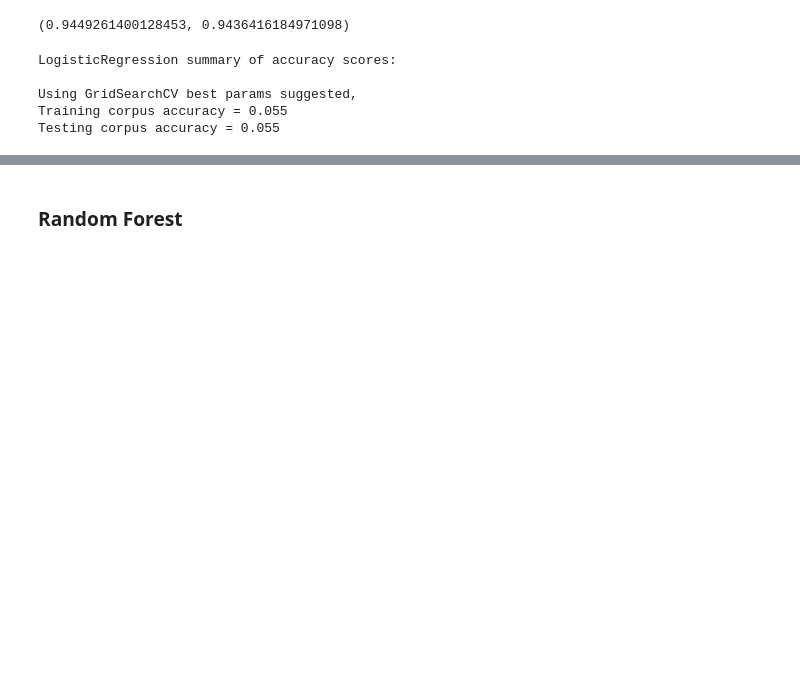
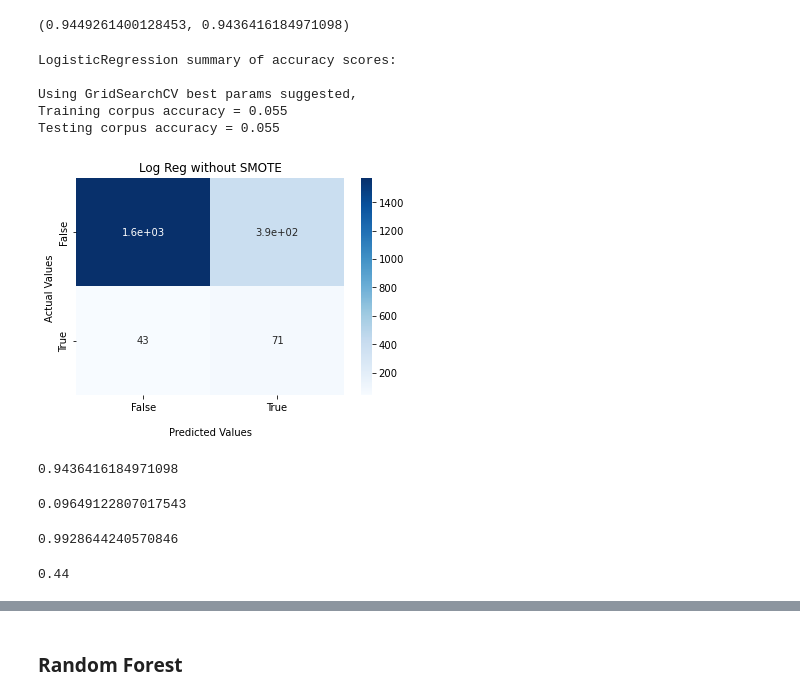
Before and after one commit to lindytanll/predict-west-nile-virus, a Jupyter notebook: code/5. Model Exploration.ipynb, the cells around one changed output, grey strips where cells are left out. Saved outputs shown, nothing was run; the diff lists cells and outputs as text; code cells hidden in the pictures; blank space fills up the shorter version.

```diff
--- a/code/5. Model Exploration.ipynb
+++ b/code/5. Model Exploration.ipynb
@@ -283,3 +257,20 @@ LogisticRegression summary of accuracy scores:
 Using GridSearchCV best params suggested,
 Training corpus accuracy = 0.055
 Testing corpus accuracy = 0.055
+# %%
+con1 = confusion_matrix(y_holdout, preds_logreg)
+# %%
+ax = sns.heatmap(con1, annot=True, cmap='Blues')
+
+ax.set_title('Log Reg without SMOTE');
+ax.set_xlabel('\nPredicted Values')
+ax.set_ylabel('Actual Values ');
+
+## Ticket labels - List must be in alphabetical order
+ax.xaxis.set_ticklabels(['False','True'])
+ax.yaxis.set_ticklabels(['False','True'])
+
+## Display the visualization of the Confusion Matrix.
+plt.show()
+# %% [output]
+[figure, added]
@@ -285,0 +288,16 @@ Testing corpus accuracy = 0.055
+# %%
+acc
+# %% [output]
+0.9436416184971098
+# %%
+sens
+# %% [output]
+0.09649122807017543
+# %%
+spec
+# %% [output]
+0.9928644240570846
+# %%
+prec
+# %% [output]
+0.44
```
Also changed, not shown: parts of 89 cells of this notebook.
